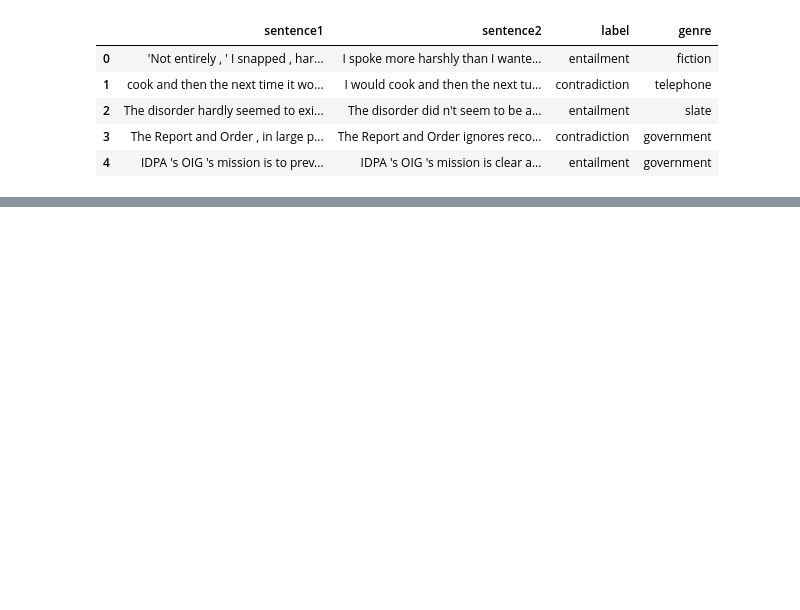
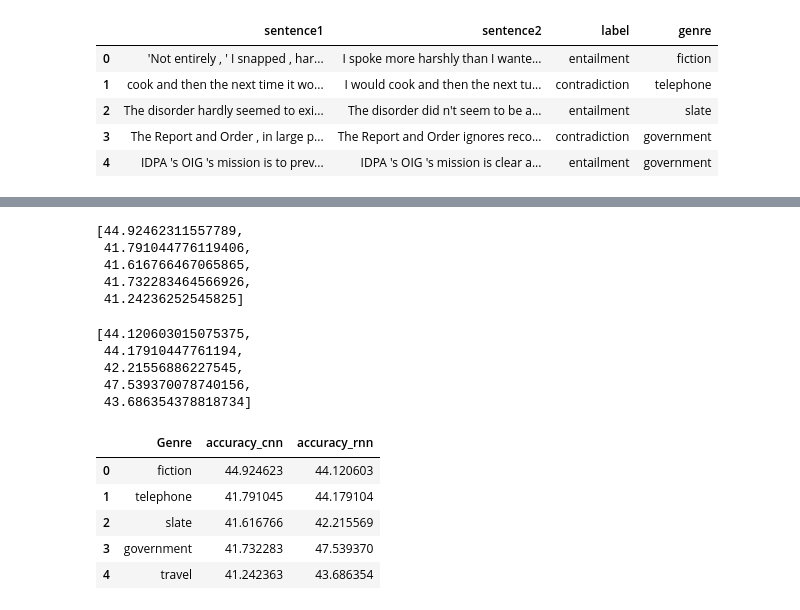
Before and after one commit to avidkenil/DS_NLP, a Jupyter notebook: HW2/SNLI.ipynb, the cells around one changed output, grey strips where cells are left out. Saved outputs shown, nothing was run; the diff lists cells and outputs as text; code cells hidden in the pictures; blank space fills up the shorter version.

```diff
--- a/HW2/SNLI.ipynb
+++ b/HW2/SNLI.ipynb
@@ -835,0 +1170,27 @@ mnli_val_data = prepare_data(mnli_val_data)
+# %%
+val_acc_cnn
+# %% [output]
+[44.92462311557789,
+ 41.791044776119406,
+ 41.616766467065865,
+ 41.732283464566926,
+ 41.24236252545825]
+# %%
+val_acc_rnn
+# %% [output]
+[44.120603015075375,
+ 44.17910447761194,
+ 42.21556886227545,
+ 47.539370078740156,
+ 43.686354378818734]
+# %%
+df_mnli_acc = pd.DataFrame({'Genre':genres , 'accuracy_cnn':val_acc_cnn, 'accuracy_rnn':val_acc_rnn})
+# %%
+df_mnli_acc
+# %% [output]
+|  | Genre | accuracy_cnn | accuracy_rnn |
+| 0 | fiction | 44.924623 | 44.120603 |
+| 1 | telephone | 41.791045 | 44.179104 |
+| 2 | slate | 41.616766 | 42.215569 |
+| 3 | government | 41.732283 | 47.539370 |
+| 4 | travel | 41.242363 | 43.686354 |
```
Also changed, not shown: parts of 36 cells of this notebook, 1 other file.
